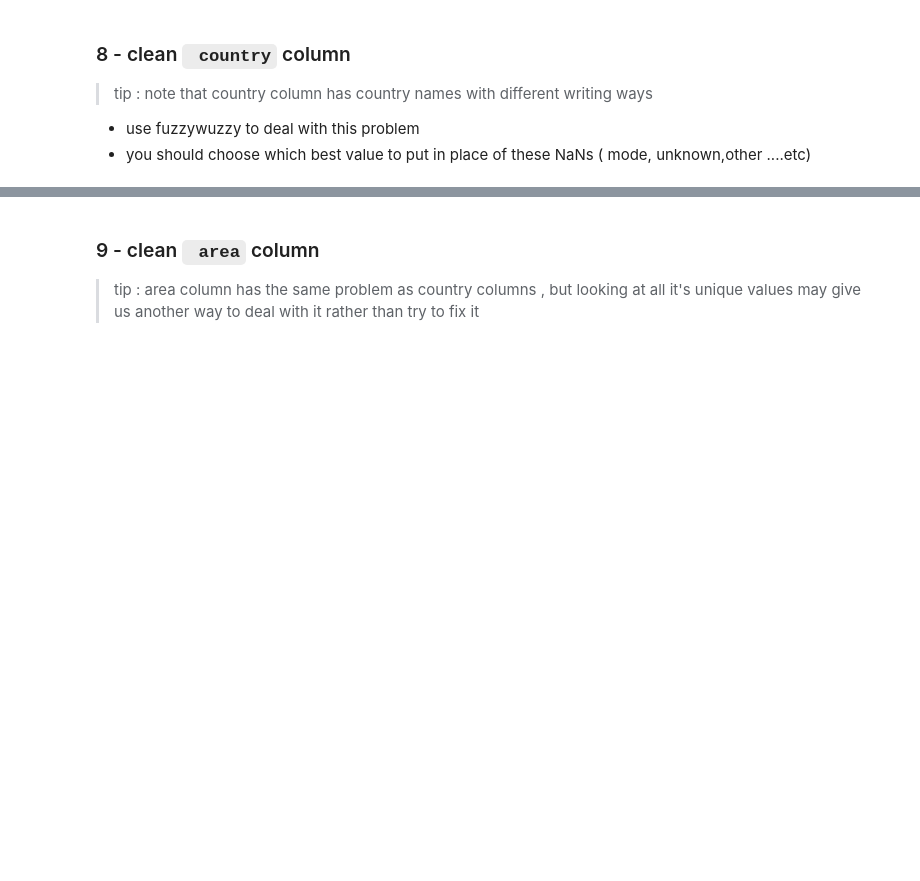
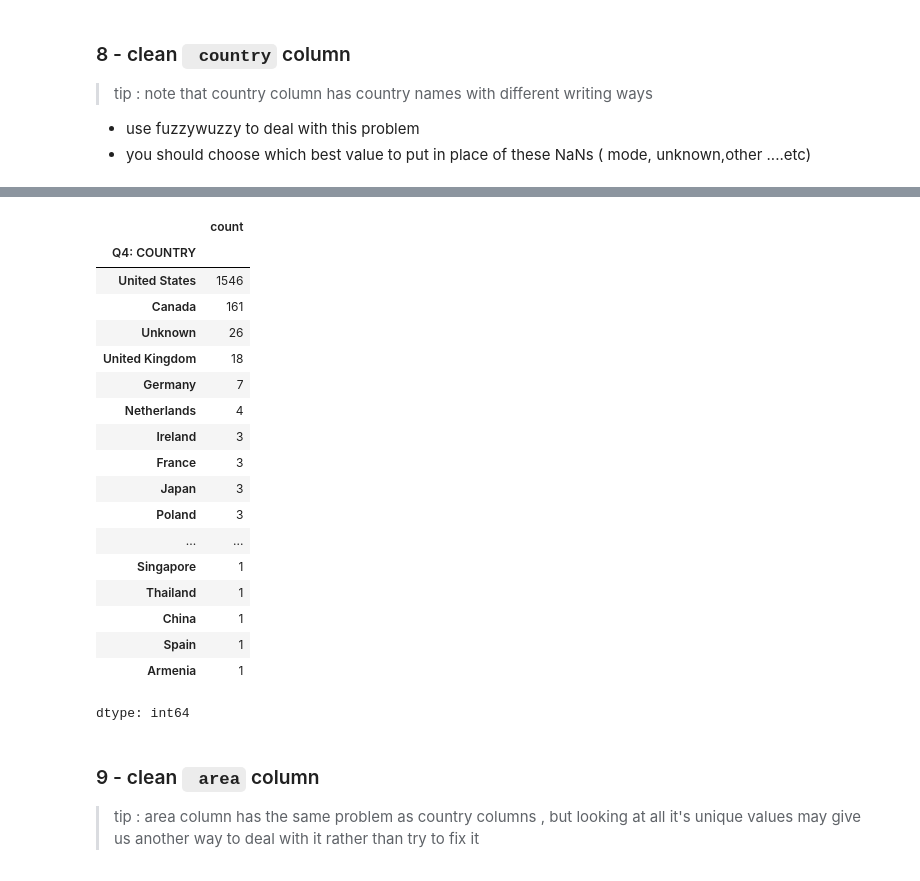
Before and after one commit to hussainkzaid/Candy_Template_project, a Jupyter notebook: Candy_Template.ipynb, the cells around one changed output, grey strips where cells are left out. Cells and saved outputs as stored; diff of their text form; code cells hidden in the pictures; blank space fills up the shorter version.

```diff
--- a/Candy_Template.ipynb
+++ b/Candy_Template.ipynb
@@ -275,3 +217,68 @@ Name: count, dtype: int64
+# %%
+import fuzzywuzzy
+import pycountry
+
+data["Q4: COUNTRY"] = [x for x in data["Q4: COUNTRY"] if type(x) is not int]
+data["Q4: COUNTRY"]= data["Q4: COUNTRY"].fillna("Unknown")
+data["Q4: COUNTRY"].unique()
+countries = [c.name for c in pycountry.countries]
+abr_dic = {
+    'i pretend to be from canada, but i am really from the united states': "United States",
+    "murica": "United States",
+    'the united states of america': "United States",
+    "unknown": "Unknown",
+    "uae": "United Arab Emirates",
+    "us": "United States","usa": "United States","ussa": "United States","u.s.": "United States","u.s.a.": "United States",
+    "u s": "United States","u s a": "United States","usausausa": "United States",
+    "america": "United States",
+    'murrica': "United States",'murrika': "United States","'merica": "United States",
+    'us of a':"United States",
+    "ahemamerca": "United States",
+    "usa? hard to tell anymore": "United States",'trumpistan': "United States",
+    "usa usa usa!!!!":"United States",
+    'pittsburgh':"United States",'new york':"United States",'new jersey':"United States",'north carolina':"United States",
+    'california':"United States",'alaska':"United States",
+    "uk": "United Kingdom",
+    "u.k.": "United Kingdom",
+    "britain": "United Kingdom",
+}
+
+def clean_country(name, choices=countries, threshold=60):
+    raw = str(name).strip()
+    key = (raw.lower().replace(".", "")).strip()
+
+    if key in abr_dic:
+        return abr_dic[key]
+
+    match, score = process.extractOne(raw, choices, scorer=fuzz.token_sort_ratio)
+
+    if score >= threshold:
+        return match
+    else:
+        return "Unknown"
+
+data['Q4: COUNTRY'] = data['Q4: COUNTRY'].apply(clean_country)
+data['Q4: COUNTRY'].value_counts(dropna = False)
+# %% [output]
+|  | count |
+| Q4: COUNTRY |  |
+| United States | 1546 |
+| Canada | 161 |
+| Unknown | 26 |
+| United Kingdom | 18 |
+| Germany | 7 |
+| Netherlands | 4 |
+| Ireland | 3 |
+| France | 3 |
+| Japan | 3 |
+| Poland | 3 |
+| ... | ... |
+| Singapore | 1 |
+| Thailand | 1 |
+| China | 1 |
+| Spain | 1 |
+| Armenia | 1 |
+dtype: int64
 # %% [markdown]
 ### 9 - clean ` area` column
 > tip : area column has the same problem as country columns , but looking at all it's unique values may give us another way to deal with it rather than try to fix it
```
Also changed, not shown: parts of 4 cells of this notebook.
